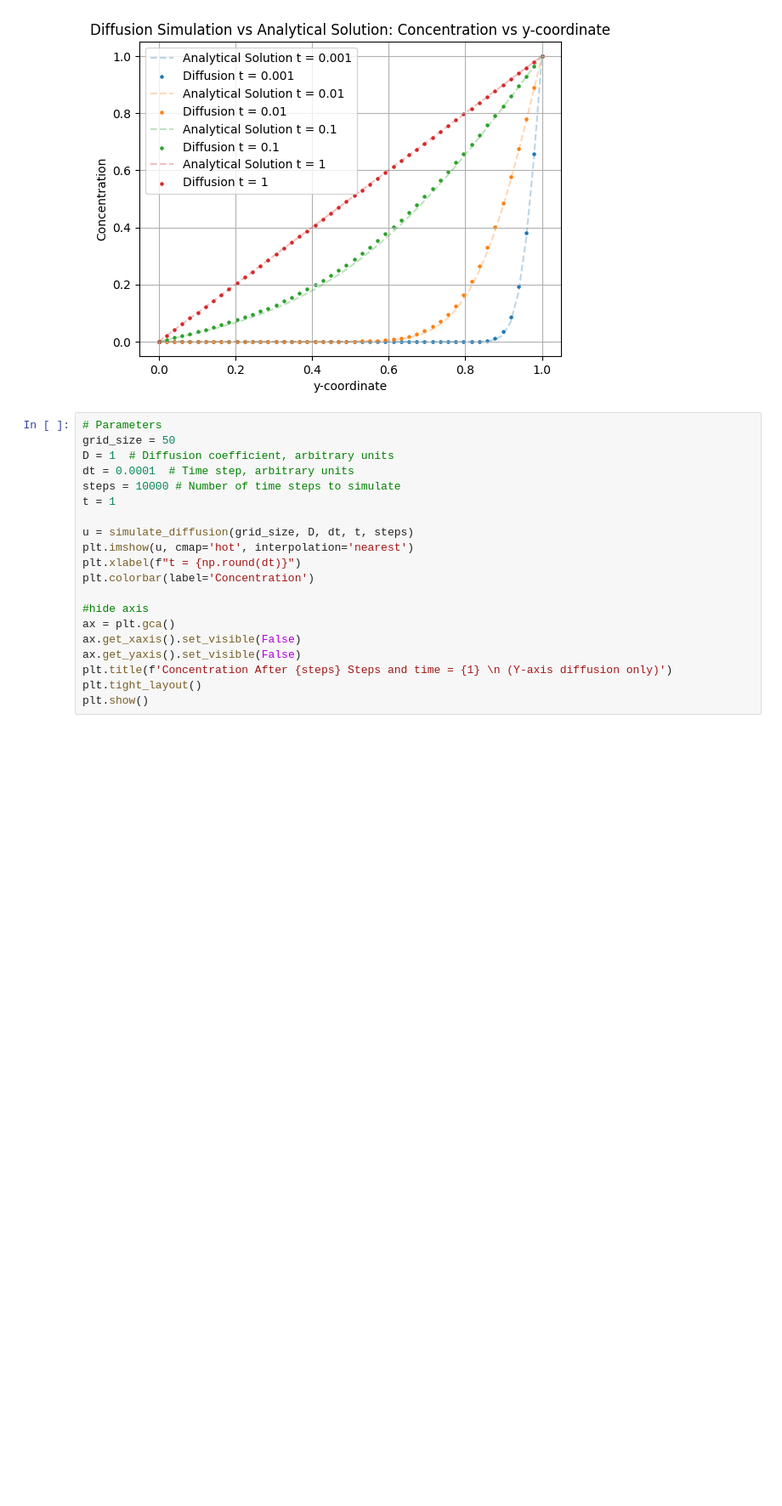
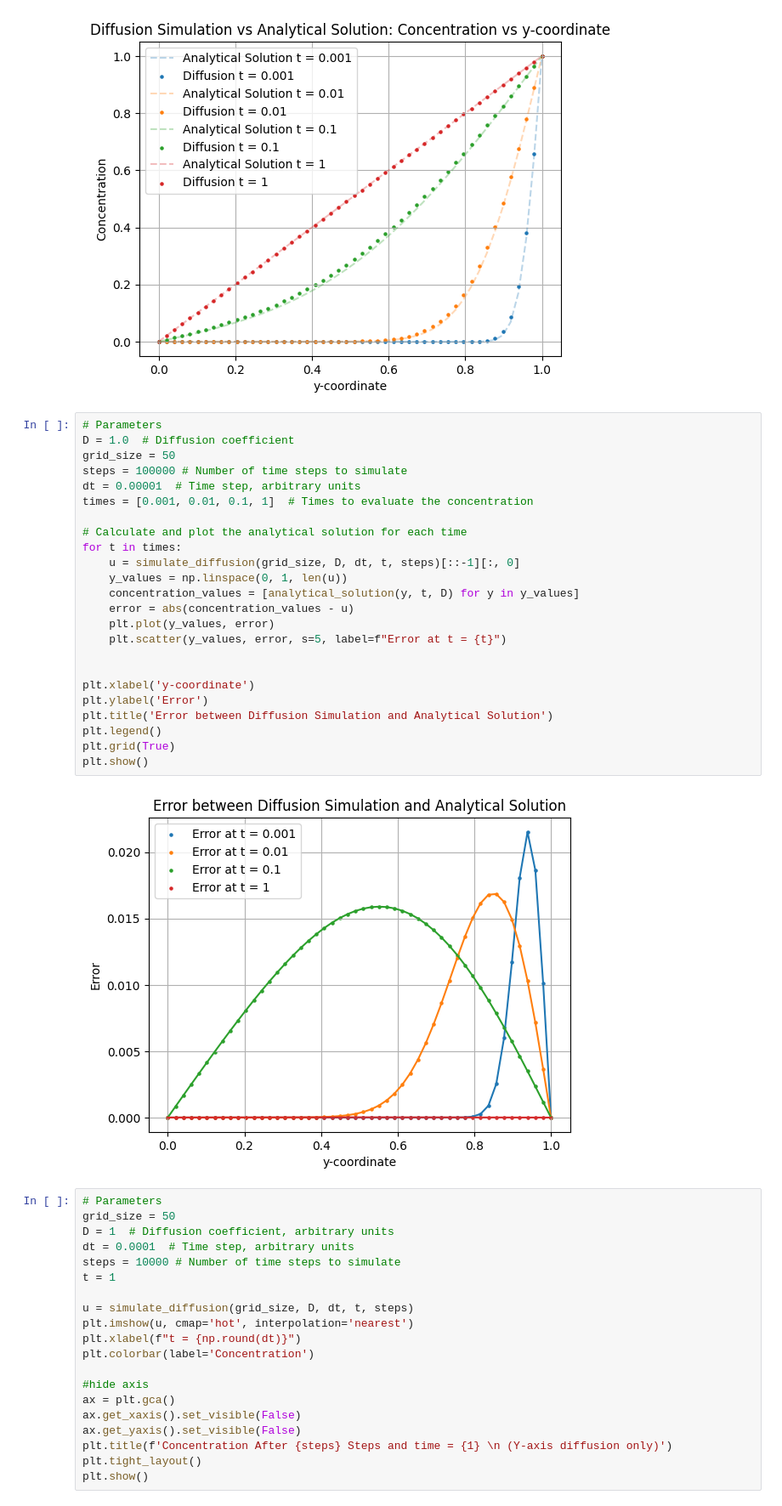
Before and after one commit to koenweverink/ScientificComputing, a Jupyter notebook: Set1.ipynb, the cells around one changed output. Shown at 85% size. Cells and saved outputs as stored; diff of their text form; blank space fills up the shorter version.

```diff
--- a/Set1.ipynb
+++ b/Set1.ipynb
@@ -211,6 +241,32 @@ plt.grid(True)
 plt.show()
 # %% [output]
 [figure]
+# %%
+# Parameters
+D = 1.0  # Diffusion coefficient
+grid_size = 50
+steps = 100000 # Number of time steps to simulate
+dt = 0.00001  # Time step, arbitrary units
+times = [0.001, 0.01, 0.1, 1]  # Times to evaluate the concentration
+
+# Calculate and plot the analytical solution for each time
+for t in times:
+    u = simulate_diffusion(grid_size, D, dt, t, steps)[::-1][:, 0]
+    y_values = np.linspace(0, 1, len(u))
+    concentration_values = [analytical_solution(y, t, D) for y in y_values]
+    error = abs(concentration_values - u)
+    plt.plot(y_values, error)
+    plt.scatter(y_values, error, s=5, label=f"Error at t = {t}")
+
+
+plt.xlabel('y-coordinate')
+plt.ylabel('Error')
+plt.title('Error between Diffusion Simulation and Analytical Solution')
+plt.legend()
+plt.grid(True)
+plt.show()
+# %% [output]
+[figure, added]
 # %%
 # Parameters
 grid_size = 50
```
Also changed, not shown: parts of 9 cells of this notebook, 9 other files.
